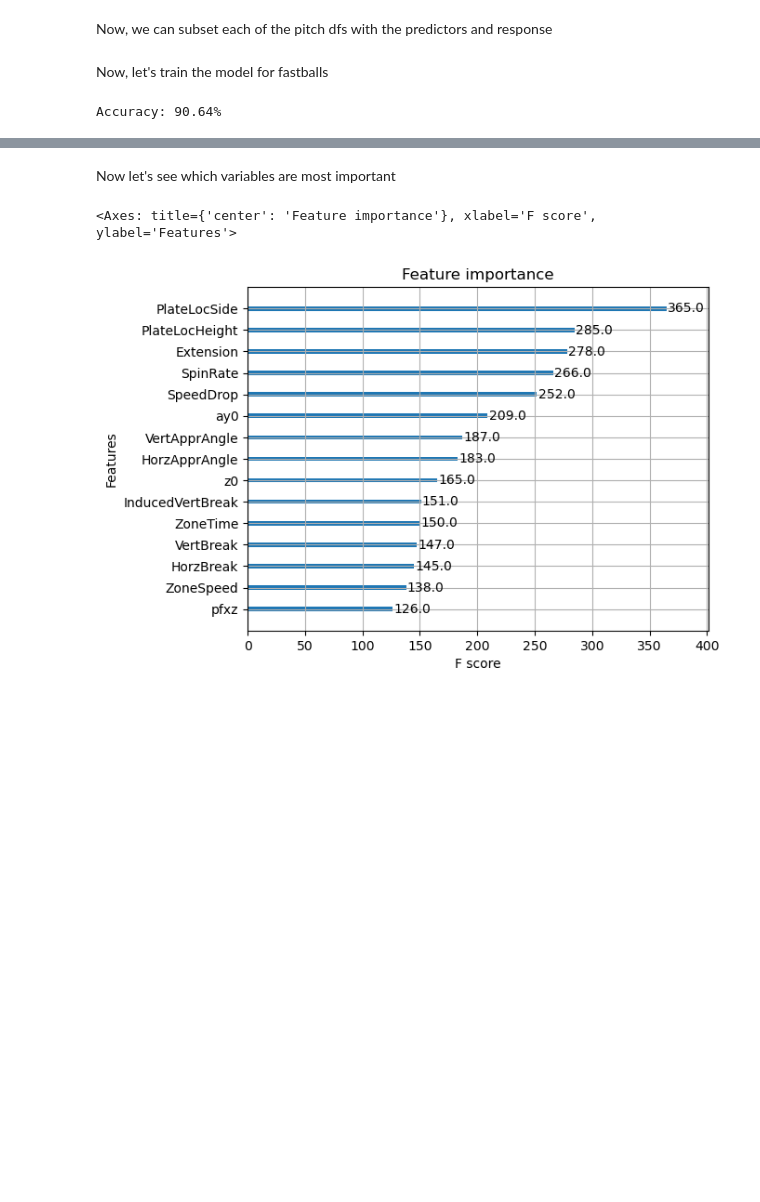
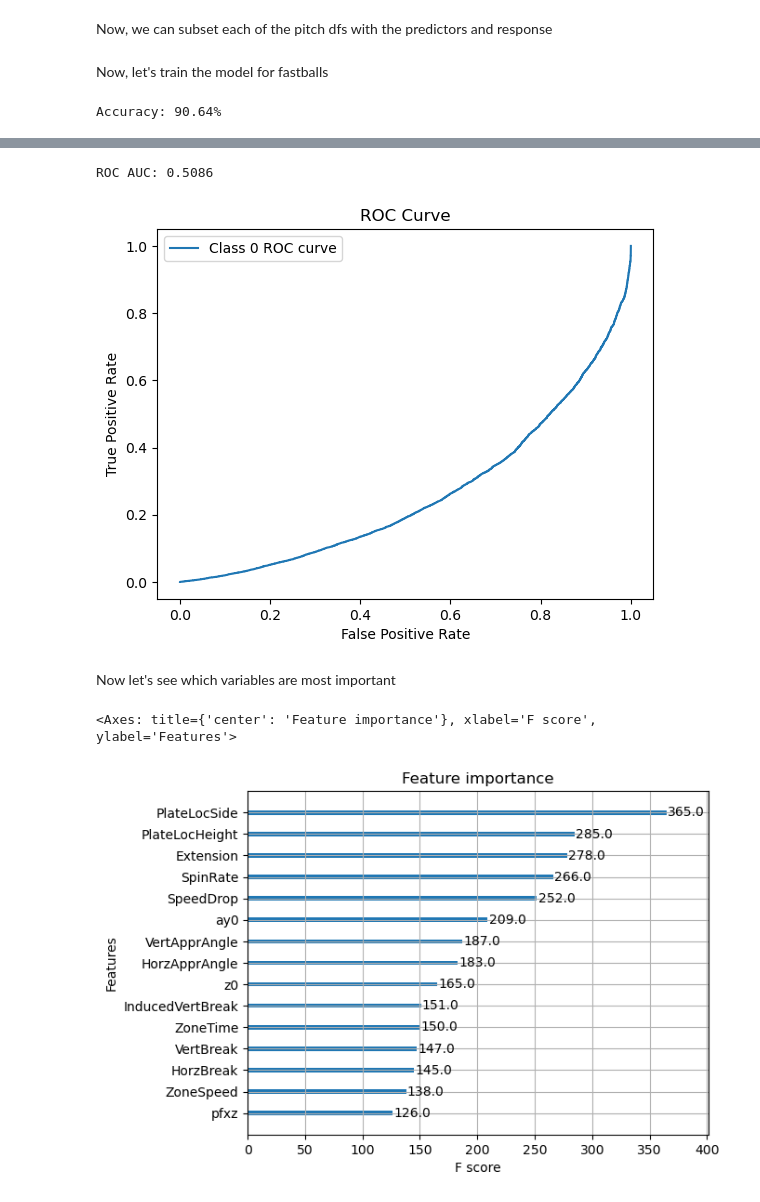
Before and after one commit to charlesbenfer/stuff_plus, a Jupyter notebook: data_analysis/xgboost.ipynb, the cells around one changed output, grey strips where cells are left out. Drawn from its saved outputs; the diff is of its cells as text; code cells hidden in the pictures; blank space fills up the shorter version.

Commit message:
Added evaluation metrics for this early-stage model
Turns out the model stinks!

```diff
--- a/data_analysis/xgboost.ipynb
+++ b/data_analysis/xgboost.ipynb
@@ -153,3 +177,20 @@ Accuracy: 90.64%
+# %%
+y_pred_prob = model.predict_proba(X_test)[:,1]
+roc_auc = roc_auc_score(y_test, predictions, multi_class='ovr')
+
+print(f'ROC AUC: {roc_auc:.4f}')
+
+# Plotting ROC Curve for one class (e.g., class 0)
+fpr, tpr, _ = roc_curve(y_test == 0, y_pred_prob)
+plt.plot(fpr, tpr, label='Class 0 ROC curve')
+plt.xlabel('False Positive Rate')
+plt.ylabel('True Positive Rate')
+plt.title('ROC Curve')
+plt.legend(loc='best')
+plt.show()
+# %% [output]
+ROC AUC: 0.5086
+[figure, added]
 # %% [markdown]
 Now let's see which variables are most important
 # %%
```
Also changed, not shown: parts of 3 cells of this notebook.
